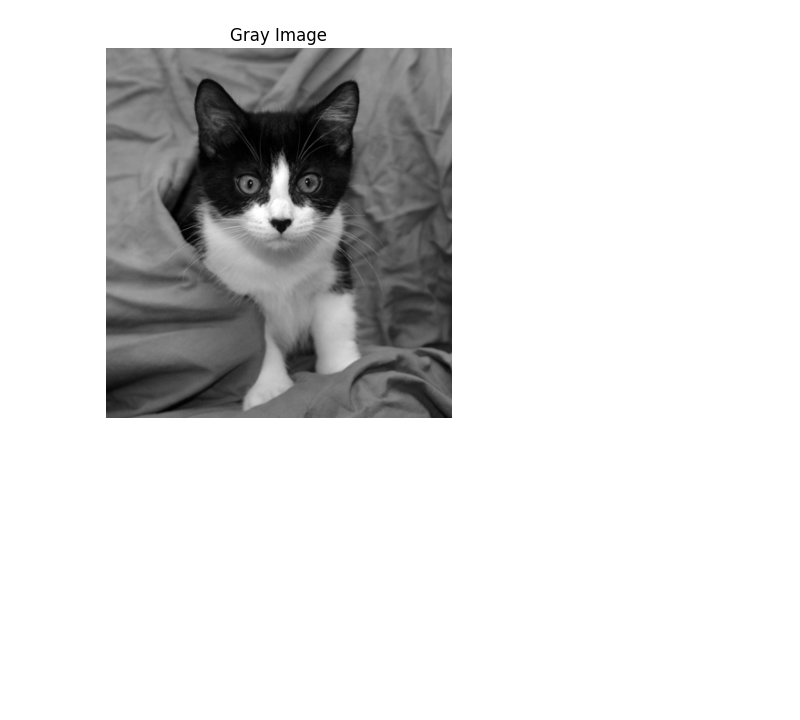
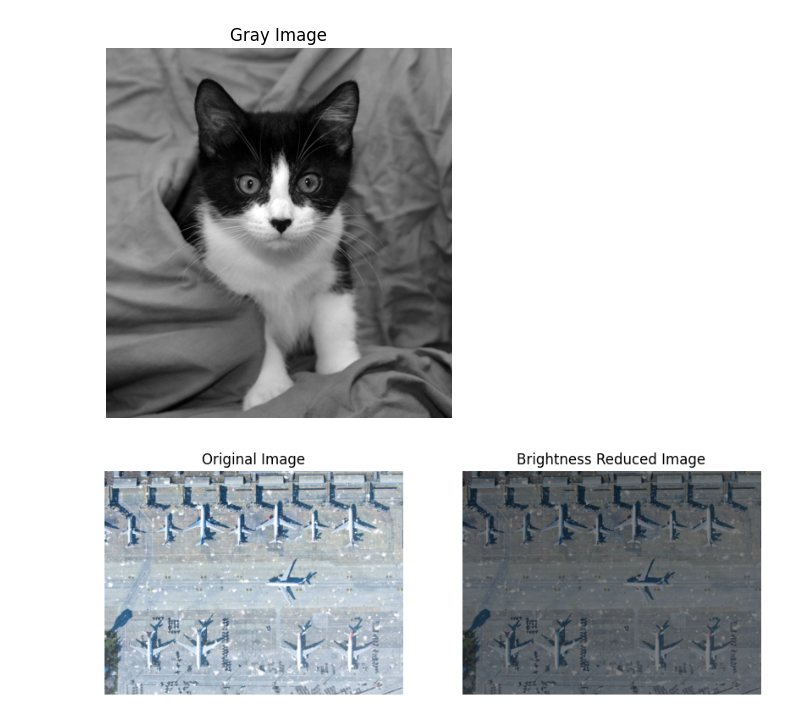
Before and after one commit to tinnimithun/tinnimithun, a Jupyter notebook: DIP_Lab_Task.ipynb, the cells around one changed output. Drawn from its saved outputs; the diff is of its cells as text; code cells hidden in the pictures; blank space fills up the shorter version.

```diff
--- a/DIP_Lab_Task.ipynb
+++ b/DIP_Lab_Task.ipynb
@@ -136,3 +136,34 @@ else:
     plt.show()
 # %% [output]
 [figure]
+# %%
+#4
+img4_path = '/content/DIP_Lab_task_04.jpg'
+img4 = cv2.imread(img4_path, cv2.IMREAD_COLOR)
+
+# Check if the image is loaded correctly
+if img4 is None:
+    print("Error: Image not loaded. Please ensure the file path is correct.")
+else:
+    # Reduce brightness
+    brightness_factor = 0.5
+    reduced_brightness_img4 = (img4.astype(np.float32) * brightness_factor).clip(0, 255).astype(np.uint8)
+
+    # Display the original and brightness-reduced images
+    plt.figure(figsize=(10, 5))
+
+    # Original image
+    plt.subplot(1, 2, 1)
+    plt.imshow(cv2.cvtColor(img4, cv2.COLOR_BGR2RGB))
+    plt.title('Original Image')
+    plt.axis('off')
+
+    # Brightness-reduced image
+    plt.subplot(1, 2, 2)
+    plt.imshow(cv2.cvtColor(reduced_brightness_img4, cv2.COLOR_BGR2RGB))
+    plt.title('Brightness Reduced Image')
+    plt.axis('off')
+
+    plt.show()
+# %% [output]
+[figure, added]
```
